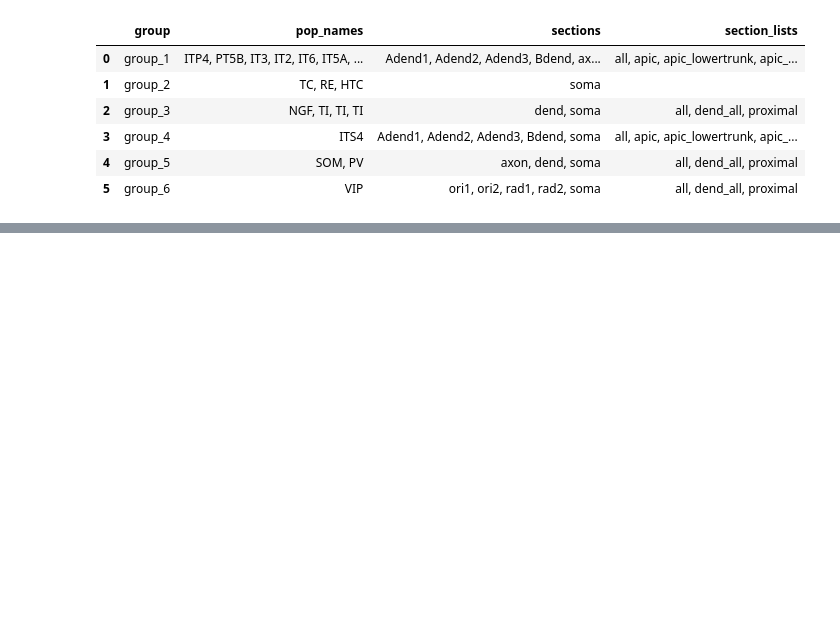
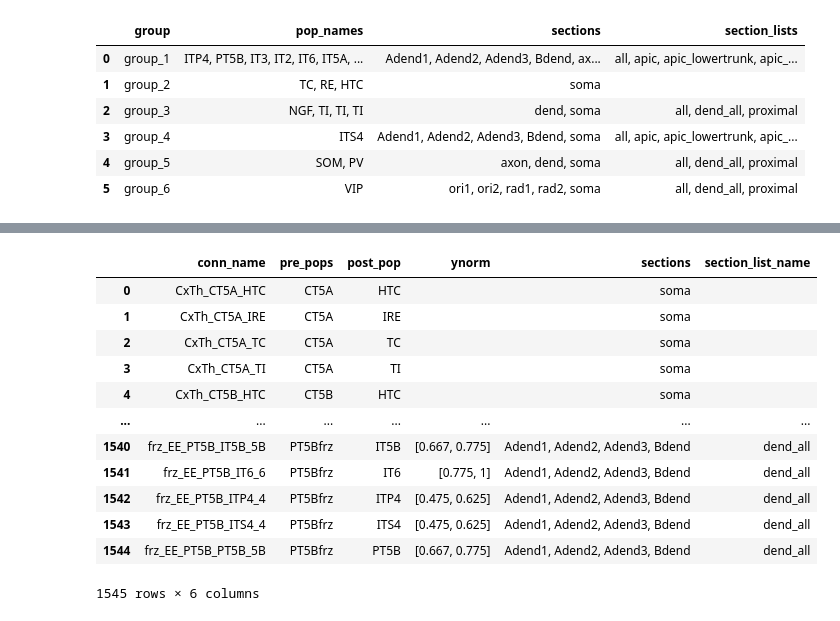
Before and after one commit to niknovikov19/A1-OUinp, a Jupyter notebook: analysis/model_utils/net_explore.ipynb, the cells around one changed output, grey strips where cells are left out. Cells and saved outputs as stored; diff of their text form; code cells hidden in the pictures; blank space fills up the shorter version.

Commit message:
More sec/loc analysis

```diff
--- a/analysis/model_utils/net_explore.ipynb
+++ b/analysis/model_utils/net_explore.ipynb
@@ -264,0 +607,22 @@ df
+# %%
+
+fpath_par = ('/ddn/niknovikov19/repo/A1_OUinp/analysis/model_utils/test_data/netParams.json')
+
+with open(fpath_par, 'r') as fid:
+    net_par = json.load(fid)['net']['params']
+df = analyze_connections(net_par)
+df
+# %% [output]
+|  | conn_name | pre_pops | post_pop | ynorm | sections | section_list_name |
+| 0 | CxTh_CT5A_HTC | CT5A | HTC |  | soma |  |
+| 1 | CxTh_CT5A_IRE | CT5A | IRE |  | soma |  |
+| 2 | CxTh_CT5A_TC | CT5A | TC |  | soma |  |
+| 3 | CxTh_CT5A_TI | CT5A | TI |  | soma |  |
+| 4 | CxTh_CT5B_HTC | CT5B | HTC |  | soma |  |
+| ... | ... | ... | ... | ... | ... | ... |
+| 1540 | frz_EE_PT5B_IT5B_5B | PT5Bfrz | IT5B | [0.667, 0.775] | Adend1, Adend2, Adend3, Bdend | dend_all |
+| 1541 | frz_EE_PT5B_IT6_6 | PT5Bfrz | IT6 | [0.775, 1] | Adend1, Adend2, Adend3, Bdend | dend_all |
+| 1542 | frz_EE_PT5B_ITP4_4 | PT5Bfrz | ITP4 | [0.475, 0.625] | Adend1, Adend2, Adend3, Bdend | dend_all |
+| 1543 | frz_EE_PT5B_ITS4_4 | PT5Bfrz | ITS4 | [0.475, 0.625] | Adend1, Adend2, Adend3, Bdend | dend_all |
+| 1544 | frz_EE_PT5B_PT5B_5B | PT5Bfrz | PT5B | [0.667, 0.775] | Adend1, Adend2, Adend3, Bdend | dend_all |
+1545 rows × 6 columns
```
Also changed, not shown: parts of 7 cells of this notebook, 6 other files.
